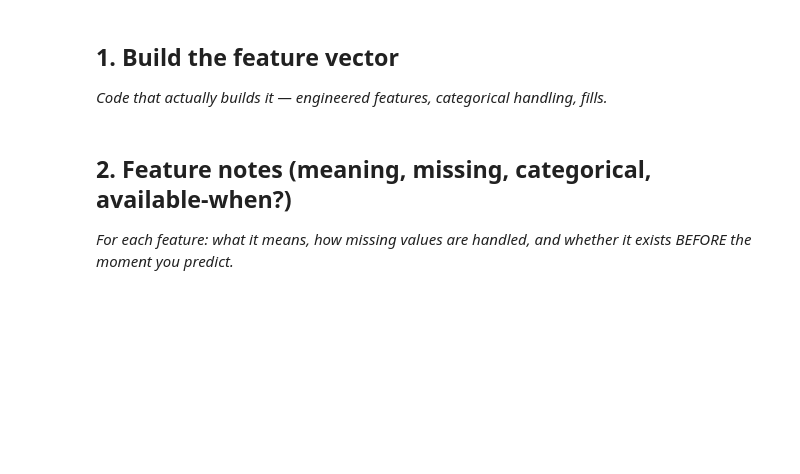
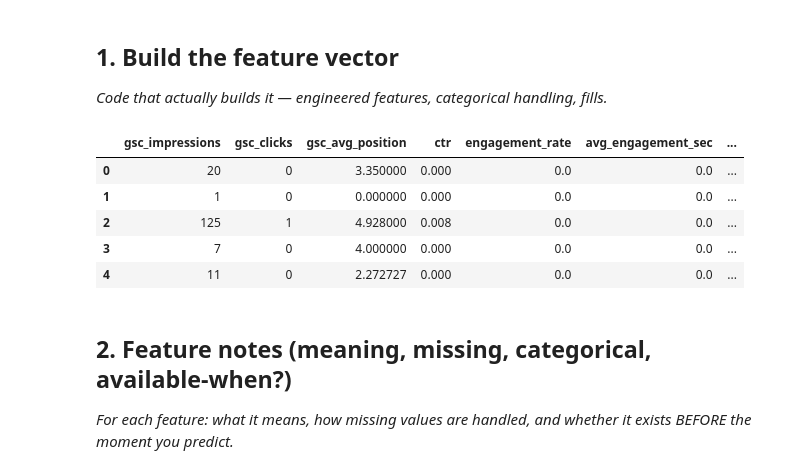
Before and after one commit to hapepaAhmed/my-capstone-project, a Jupyter notebook: work/notebooks/w03_feature_leakage_check.ipynb, the cells around one changed output. Drawn from its saved outputs; the diff is of its cells as text; code cells hidden in the pictures; blank space fills up the shorter version.

```diff
--- a/work/notebooks/w03_feature_leakage_check.ipynb
+++ b/work/notebooks/w03_feature_leakage_check.ipynb
@@ -16,3 +39,87 @@ This skeleton is yours to fill. Work the sections **in order** — each one has
+# %%
+import pandas as pd
+import numpy as np
+
+# Copy the original data
+feature_df = df.copy()
+
+# -----------------------------
+# Engineered Features
+# -----------------------------
+
+# Click-Through Rate (CTR)
+feature_df["ctr"] = np.where(
+    feature_df["gsc_impressions"] > 0,
+    feature_df["gsc_clicks"] / feature_df["gsc_impressions"],
+    0
+)
+
+# Engagement Rate
+feature_df["engagement_rate"] = np.where(
+    feature_df["ga4_sessions"] > 0,
+    feature_df["ga4_engaged_sessions"] / feature_df["ga4_sessions"],
+    0
+)
+
+# Average engagement time per session
+feature_df["avg_engagement_sec"] = np.where(
+    feature_df["ga4_sessions"] > 0,
+    feature_df["ga4_total_engagement_sec"] / feature_df["ga4_sessions"],
+    0
+)
+
+# -----------------------------
+# Categorical Handling
+# -----------------------------
+
+feature_df["position_bucket"] = pd.cut(
+    feature_df["gsc_avg_position"],
+    bins=[0, 10, 20, 50, float("inf")],
+    labels=["Top10", "11-20", "21-50", "50+"]
+)
+
+# Encode the categorical feature
+feature_df["position_bucket"] = (
+    feature_df["position_bucket"]
+    .cat.codes
+)
+
+# -----------------------------
+# Missing Values
+# -----------------------------
+
+numeric_cols = [
+    "ctr",
+    "engagement_rate",
+    "avg_engagement_sec"
+]
+
+feature_df[numeric_cols] = feature_df[numeric_cols].fillna(0)
+
+# -----------------------------
+# Final Feature Vector
+# -----------------------------
+
+feature_vector = feature_df[
+    [
+        "gsc_impressions",
+        "gsc_clicks",
+        "gsc_avg_position",
+        "ctr",
+        "engagement_rate",
+        "avg_engagement_sec",
+        "position_bucket"
+    ]
+]
+
+feature_vector.head()
+# %% [output]
+|  | gsc_impressions | gsc_clicks | gsc_avg_position | ctr | engagement_rate | avg_engagement_sec | ... |
+| 0 | 20 | 0 | 3.350000 | 0.000 | 0.0 | 0.0 | ... |
+| 1 | 1 | 0 | 0.000000 | 0.000 | 0.0 | 0.0 | ... |
+| 2 | 125 | 1 | 4.928000 | 0.008 | 0.0 | 0.0 | ... |
+| 3 | 7 | 0 | 4.000000 | 0.000 | 0.0 | 0.0 | ... |
+| 4 | 11 | 0 | 2.272727 | 0.000 | 0.0 | 0.0 | ... |
 # %% [markdown]
 ## 2. Feature notes (meaning, missing, categorical, available-when?)
 
```
Also changed, not shown: parts of 16 cells of this notebook.
